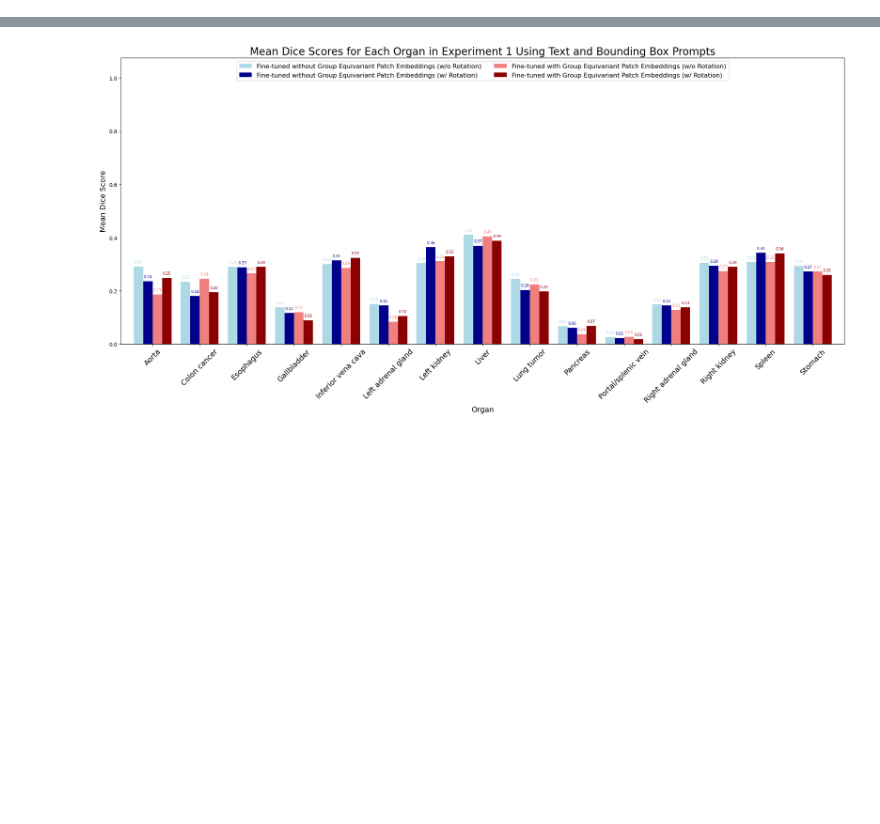
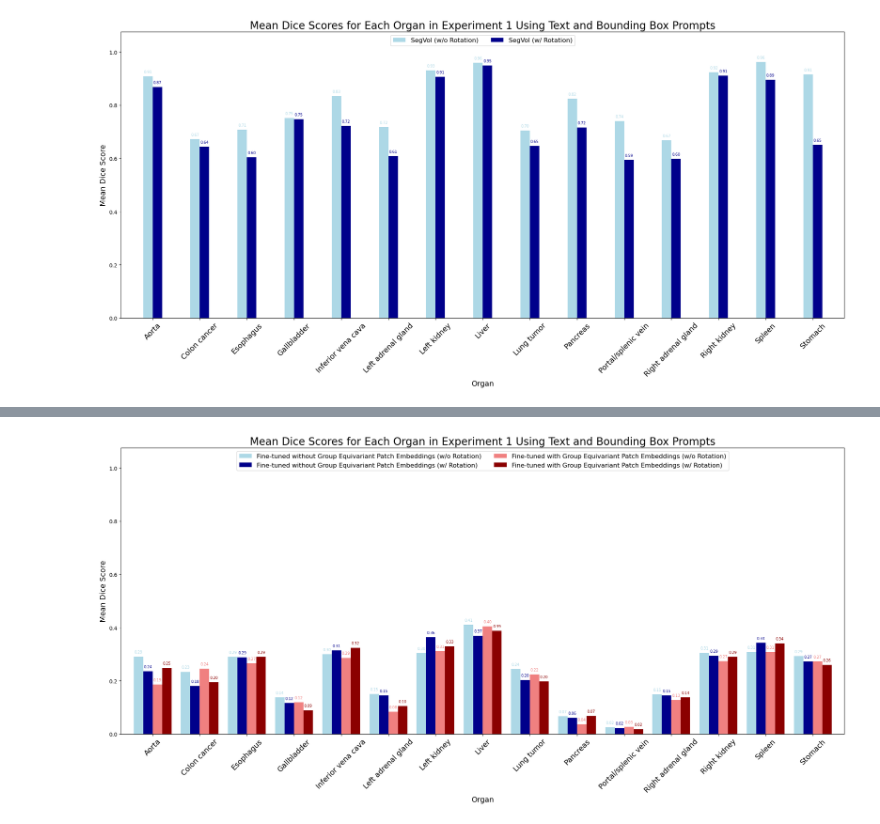
Before and after one commit to DB19222/DL2-group5-med-seg, a Jupyter notebook: logs/results/create_plots.ipynb, the cells around one changed output, grey strips where cells are left out. Drawn from its saved outputs; the diff is of its cells as text; code cells hidden in the pictures; blank space fills up the shorter version.

```diff
--- a/logs/results/create_plots.ipynb
+++ b/logs/results/create_plots.ipynb
@@ -3,3 +3,100 @@ import matplotlib.pyplot as plt
 import pandas as pd
 import numpy as np
 import os
+# %%
+import os
+import pandas as pd
+import numpy as np
+import matplotlib.pyplot as plt
+
+experiment_mapping = {
+    2: 'Text and Bounding Box',
+    3: 'Bounding Box',
+    4: 'Point and Text',
+    5: 'Point',
+    6: 'Text',
+}
+
+dirs = ['SegVol']
+
+def load_data_from_directories(dirs):
+    result_frames = []
+    for directory in dirs:
+        files = os.listdir(directory)
+        files = [file for file in files if file.endswith('.csv')]
+
+        for file in files:
+            no_prefix = file.removeprefix('dice_scores_')
+            experiment = no_prefix.split('_')[0]
+            exp_nr = int(experiment[3])
+            if exp_nr == 1:
+                continue
+            rotated = (experiment[4] == 'b')
+
+            df = pd.read_csv(os.path.join(directory, file))
+            df = df[df['Organ'] != 'Liver tumor']
+
+            df['Rotated'] = rotated
+            df['Experiment'] = exp_nr
+            df['Directory'] = directory
+
+            dataset_codes = ['0007', '0018', '0020', '0021', '0023']
+            scores = []
+            for i, row in df.iterrows():
+                valid_scores = [df.loc[i, c] for c in dataset_codes if df.loc[i, c] > 0]
+                scores.append(np.mean(valid_scores) if valid_scores else np.nan)
+
+            df['Score'] = scores
+            result_frames.append(df)
+
+    return pd.concat(result_frames, ignore_index=True)
+
+combined_result_frame = load_data_from_directories(dirs)
+
+for experiment in sorted(combined_result_frame['Experiment'].unique()):
+    subset = combined_result_frame[combined_result_frame['Experiment'] == experiment].copy()
+    subset = subset.reset_index()
+
+    # Calculate mean scores for each organ
+    mean_scores = subset.groupby(['Organ', 'Rotated'])['Score'].mean().unstack(['Rotated'])
+
+    # Plotting
+    plt.figure(figsize=(20, 10))
+    bar_width = 0.3
+    group_width = 1.5
+    before_first_bar = 0.5
+    after_last_bar = 0.5
+    num_bars = len(mean_scores)
+    total_width = (num_bars - 1) * group_width + before_first_bar + after_last_bar
+
+    bar_positions = [before_first_bar + i * group_width for i in range(num_bars)]
+    pos_dict = {
+        False: [-0.5 * bar_width, 'lightblue', 'SegVol (w/o Rotation)'],
+        True: [0.5 * bar_width, 'darkblue', 'SegVol (w/ Rotation)']
+    }
+
+    for key, (offset, color, label) in pos_dict.items():
+
+        if key in mean_scores.columns:
+
+            positions = [x + offset for x in bar_positions]
+
+            plt.bar(positions, mean_scores[key].values, color=color, width=bar_width, label=label)
+
+            # Annotate the bars with the mean values
+            for i, value in enumerate(mean_scores[key].values):
+                if not pd.isna(value):
+                    plt.text(positions[i], value + 0.01, f'{value:.2f}', ha='center', va='bottom', color=color, fontsize=7)
+
+    plt.xlabel('Organ', fontsize=14)
+    plt.ylabel('Mean Dice Score', fontsize=14)
+    plt.title(f"Mean Dice Scores for Each Organ in Experiment {experiment - 1} Using {experiment_mapping[experiment]} Prompts", fontsize=20)
+    plt.xticks(bar_positions, mean_scores.index.get_level_values('Organ'), rotation=45, fontsize=14)
+    plt.legend(ncol=2, loc='upper center', bbox_to_anchor=(0.5, 1.0), fontsize=12)
+    plt.xlim(-before_first_bar, total_width - after_last_bar + 1)
+    plt.ylim(0, 1.075)
+    plt.tight_layout()
+    plt.savefig(f'../../figures/experiment_{experiment - 1}_dice_scores_{dirs[0]}.png')
+    plt.show()
+# %% [output]
+[figure, added]
```
Also changed, not shown: parts of 1 cell of this notebook, 13 other files.
